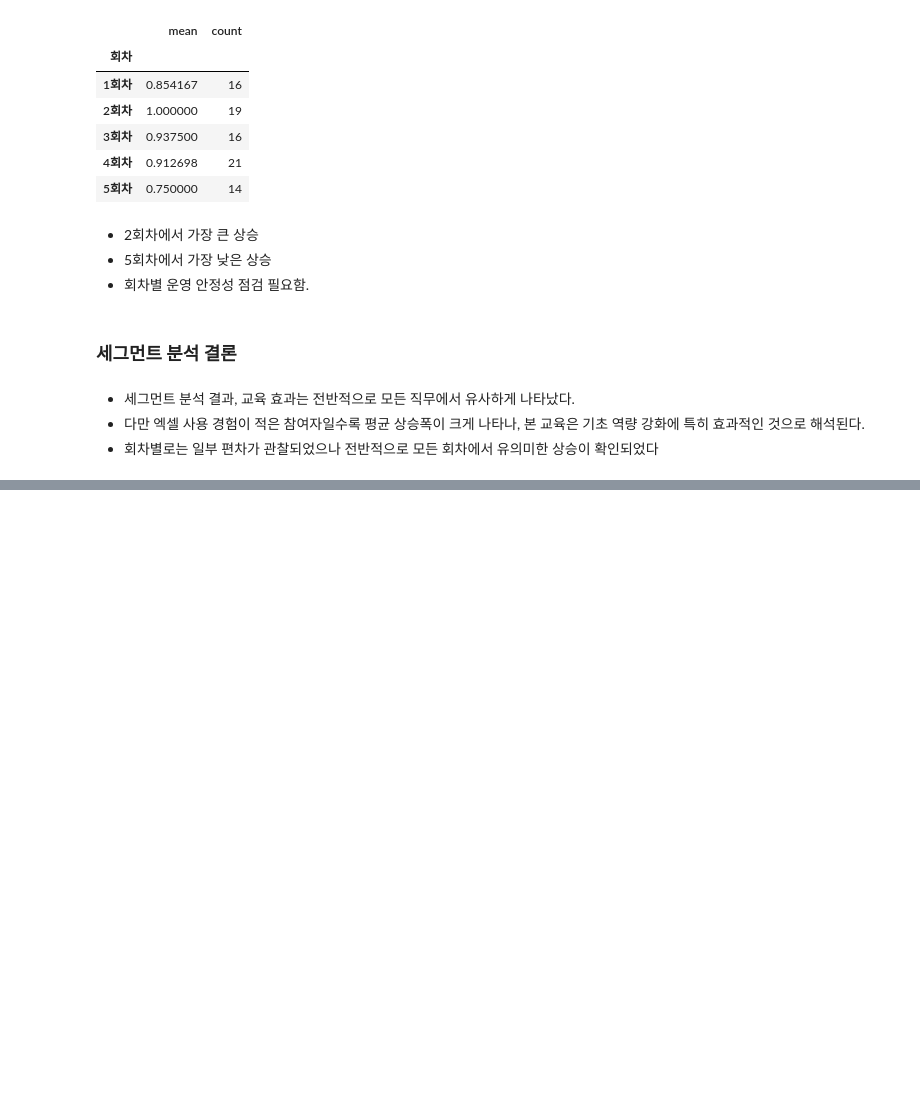
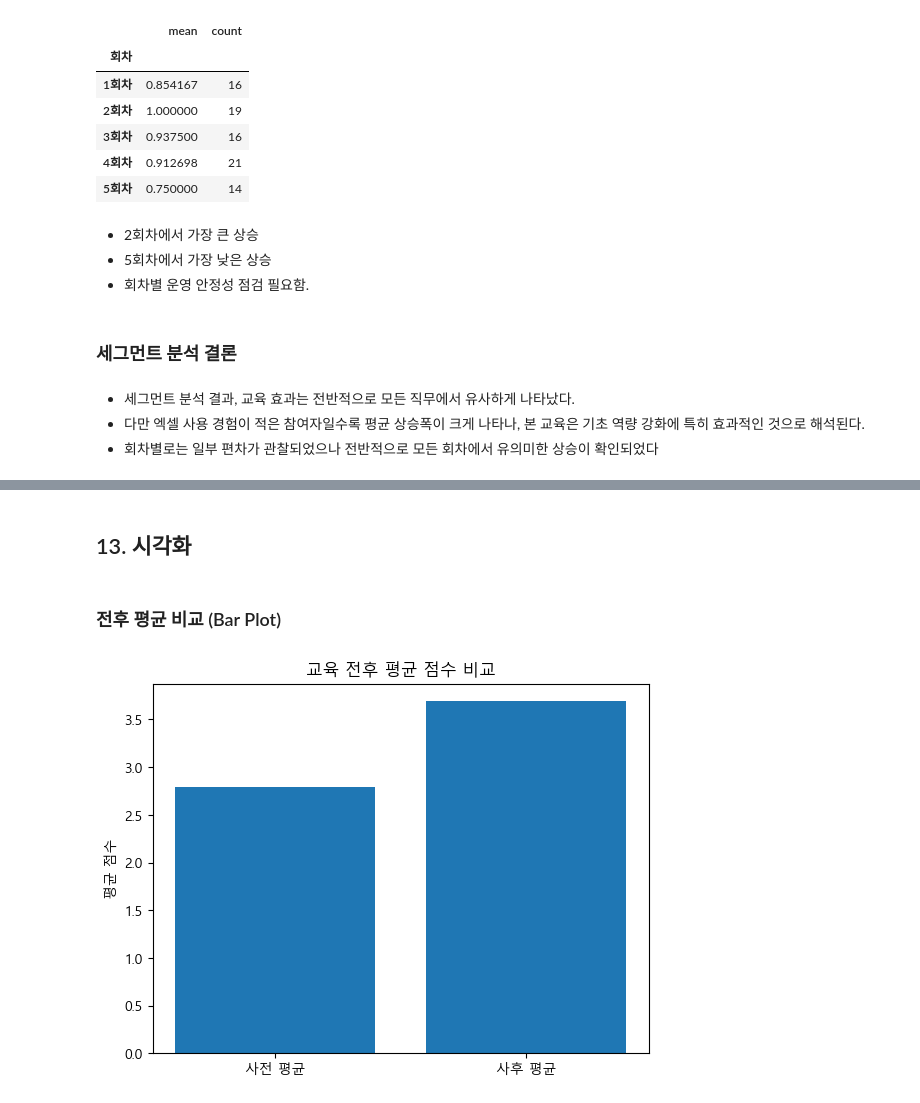
Before and after one commit to devellybutton/Education-Data-Analysis, a Jupyter notebook: 03-training-effectiveness-evaluation/notebooks/03_analysis.ipynb, the cells around one changed output, grey strips where cells are left out. Saved outputs shown, nothing was run; the diff lists cells and outputs as text; code cells hidden in the pictures; blank space fills up the shorter version.

```diff
--- a/03-training-effectiveness-evaluation/notebooks/03_analysis.ipynb
+++ b/03-training-effectiveness-evaluation/notebooks/03_analysis.ipynb
@@ -335,0 +473,16 @@ df.groupby("회차")["difference"].agg(["mean", "count"])
+# %% [markdown]
+## 13. 시각화
+# %% [markdown]
+### 전후 평균 비교 (Bar Plot)
+# %%
+plt.figure()
+
+means = [df["사전_평균"].mean(), df["사후_평균"].mean()]
+
+plt.bar(["사전 평균", "사후 평균"], means)
+plt.title("교육 전후 평균 점수 비교")
+plt.ylabel("평균 점수")
+
+plt.show()
+# %% [output]
+[figure, added]
```
Also changed, not shown: parts of 25 cells of this notebook.
